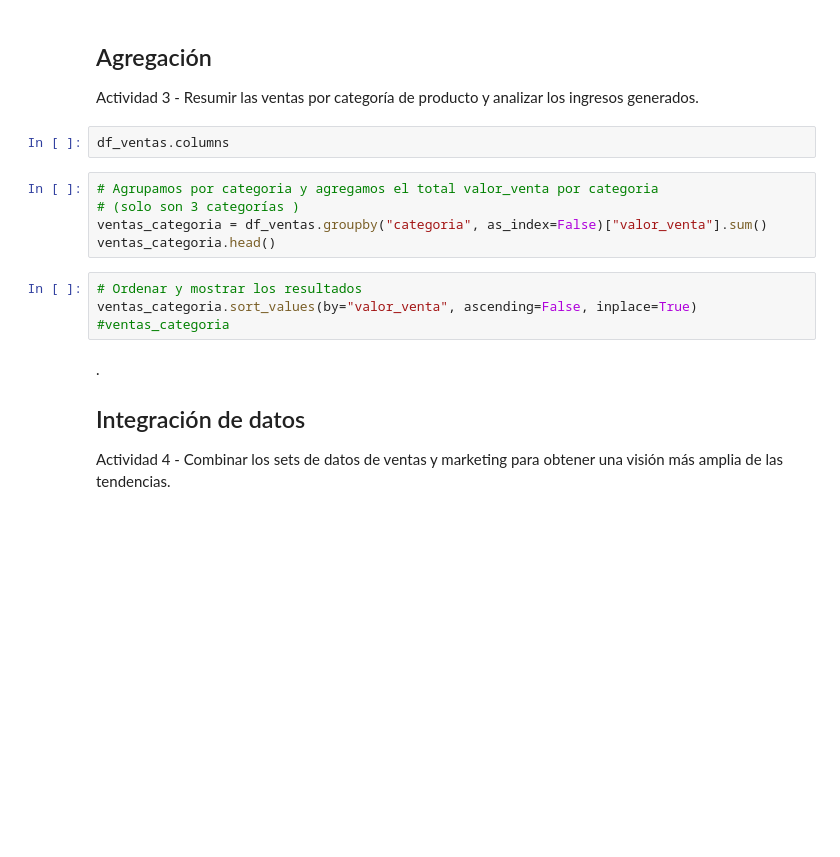
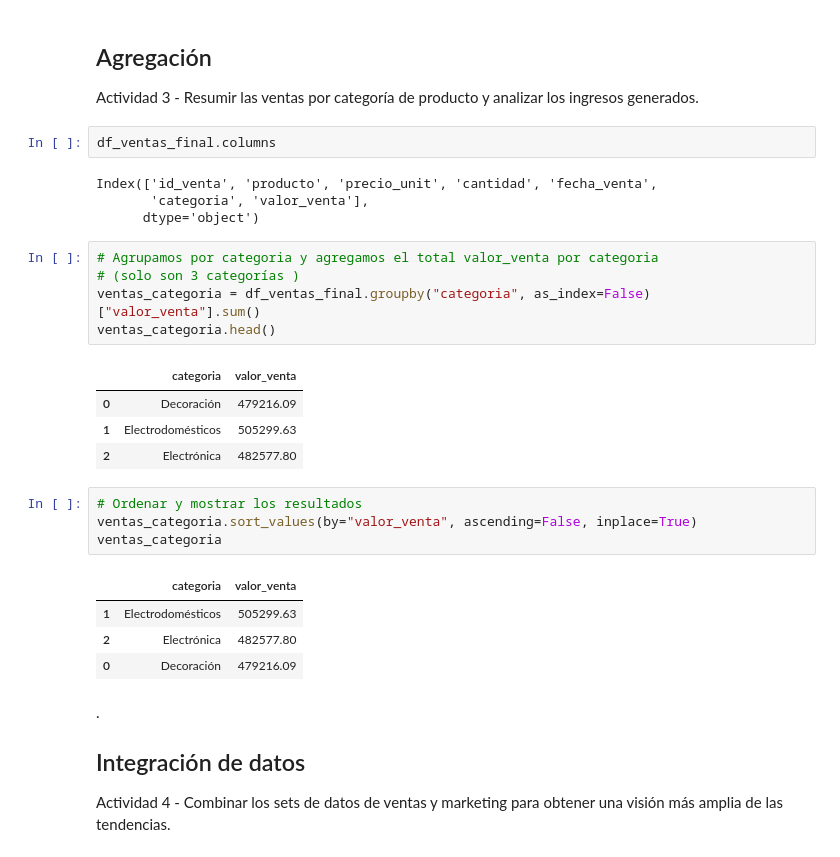
Before and after one commit to alex-degarate/TT-2C2025-Data-Analitycs-Notebooks, a Jupyter notebook: PreEntrega/PE-alex-16Oct-2.ipynb, the cells around one changed output. Drawn from its saved outputs; the diff is of its cells as text; blank space fills up the shorter version.

```diff
--- a/PreEntrega/PE-alex-16Oct-2.ipynb
+++ b/PreEntrega/PE-alex-16Oct-2.ipynb
@@ -768,16 +787,30 @@ productos_top
 ## Agregación
 Actividad 3 - Resumir las ventas por categoría de producto y analizar los ingresos generados.
 # %%
-df_ventas.columns
+df_ventas_final.columns
+# %% [output]
+Index(['id_venta', 'producto', 'precio_unit', 'cantidad', 'fecha_venta',
+       'categoria', 'valor_venta'],
+      dtype='object')
 # %%
 # Agrupamos por categoria y agregamos el total valor_venta por categoria
 # (solo son 3 categorías )
-ventas_categoria = df_ventas.groupby("categoria", as_index=False)["valor_venta"].sum()
+ventas_categoria = df_ventas_final.groupby("categoria", as_index=False)["valor_venta"].sum()
 ventas_categoria.head()
+# %% [output]
+|  | categoria | valor_venta |
+| 0 | Decoración | 479216.09 |
+| 1 | Electrodomésticos | 505299.63 |
+| 2 | Electrónica | 482577.80 |
 # %%
 # Ordenar y mostrar los resultados
 ventas_categoria.sort_values(by="valor_venta", ascending=False, inplace=True)
-#ventas_categoria
+ventas_categoria
+# %% [output]
+|  | categoria | valor_venta |
+| 1 | Electrodomésticos | 505299.63 |
+| 2 | Electrónica | 482577.80 |
+| 0 | Decoración | 479216.09 |
 # %% [markdown]
 .
 
```
Also changed, not shown: parts of 8 cells of this notebook.
